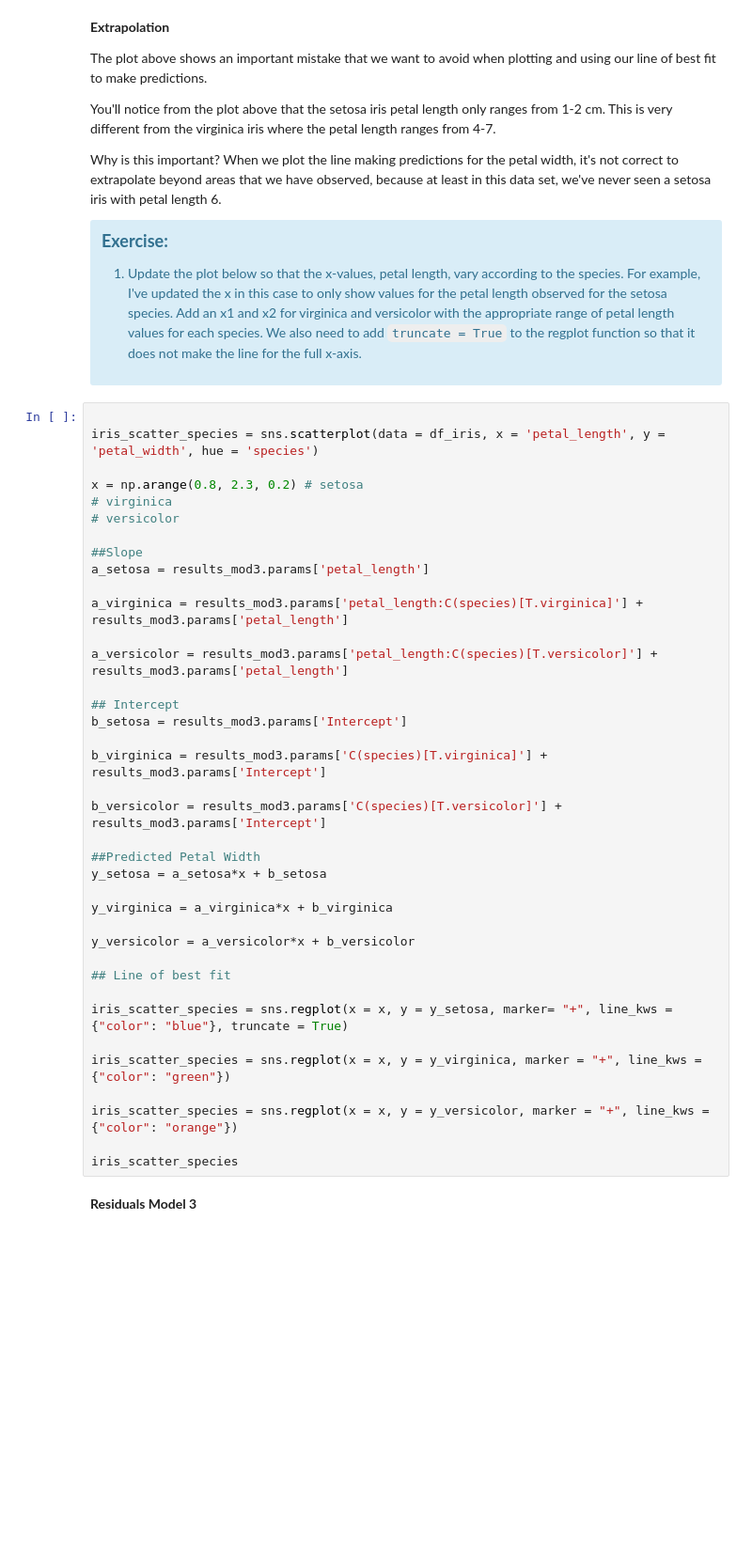
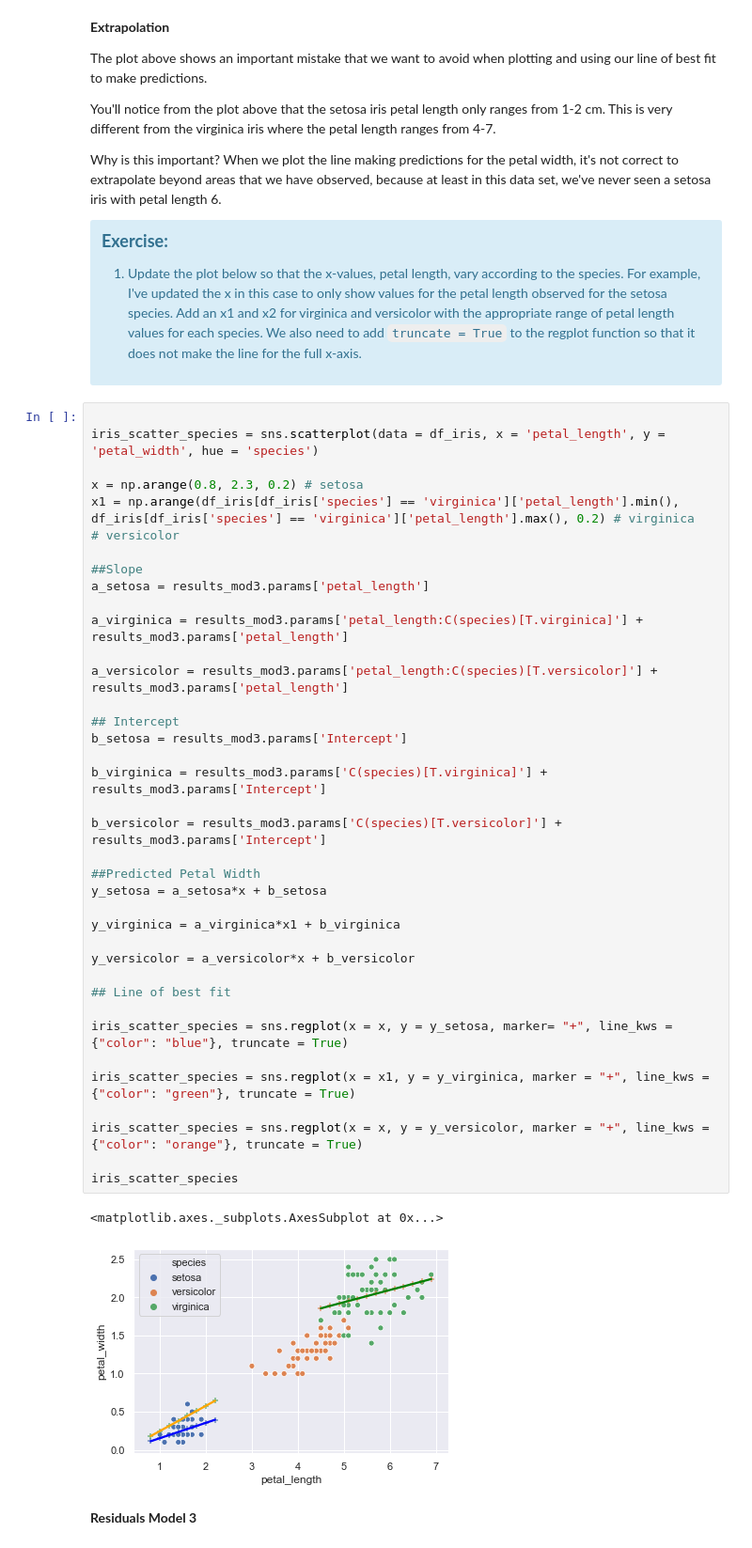
Before and after one commit to datasciencecampus/af_stats_python, a Jupyter notebook: course_content/main_chapters/Chapter 2 - Model Basics.ipynb, the cells around one changed output. Shown: that part at 94% size. Drawn from its saved outputs; the diff is of its cells as text; blank space fills up the shorter version.

```diff
--- a/course_content/main_chapters/Chapter 2 - Model Basics.ipynb
+++ b/course_content/main_chapters/Chapter 2 - Model Basics.ipynb
@@ -661,39 +761,42 @@ We also need to add `truncate = True` to the regplot function so that it does no
 iris_scatter_species = sns.scatterplot(data = df_iris, x = 'petal_length', y = 'petal_width', hue = 'species')
 
 x = np.arange(0.8, 2.3, 0.2) # setosa
-# virginica
+x1 = np.arange(df_iris[df_iris['species'] == 'virginica']['petal_length'].min(), df_iris[df_iris['species'] == 'virginica']['petal_length'].max(), 0.2) # virginica
 # versicolor
 
 ##Slope
 a_setosa = results_mod3.params['petal_length']
 
 a_virginica = results_mod3.params['petal_length:C(species)[T.virginica]'] + results_mod3.params['petal_length']
 
 a_versicolor = results_mod3.params['petal_length:C(species)[T.versicolor]'] + results_mod3.params['petal_length']
 
 ## Intercept
 b_setosa = results_mod3.params['Intercept']
 
 b_virginica = results_mod3.params['C(species)[T.virginica]'] + results_mod3.params['Intercept']
 
 b_versicolor = results_mod3.params['C(species)[T.versicolor]'] + results_mod3.params['Intercept']
 
 ##Predicted Petal Width
 y_setosa = a_setosa*x + b_setosa
 
-y_virginica = a_virginica*x + b_virginica
+y_virginica = a_virginica*x1 + b_virginica
 
 y_versicolor = a_versicolor*x + b_versicolor
 
 ## Line of best fit
 
 iris_scatter_species = sns.regplot(x = x, y = y_setosa, marker= "+", line_kws = {"color": "blue"}, truncate = True)
 
-iris_scatter_species = sns.regplot(x = x, y = y_virginica, marker = "+", line_kws = {"color": "green"})
+iris_scatter_species = sns.regplot(x = x1, y = y_virginica, marker = "+", line_kws = {"color": "green"}, truncate = True)
 
-iris_scatter_species = sns.regplot(x = x, y = y_versicolor, marker = "+", line_kws = {"color": "orange"})
+iris_scatter_species = sns.regplot(x = x, y = y_versicolor, marker = "+", line_kws = {"color": "orange"}, truncate = True)
 
 iris_scatter_species
+# %% [output]
+<matplotlib.axes._subplots.AxesSubplot at 0x...>
+[figure, added]
 # %% [markdown]
 **Residuals Model 3**
 # %%
```
Also changed, not shown: parts of 29 cells of this notebook, 3 other files.
